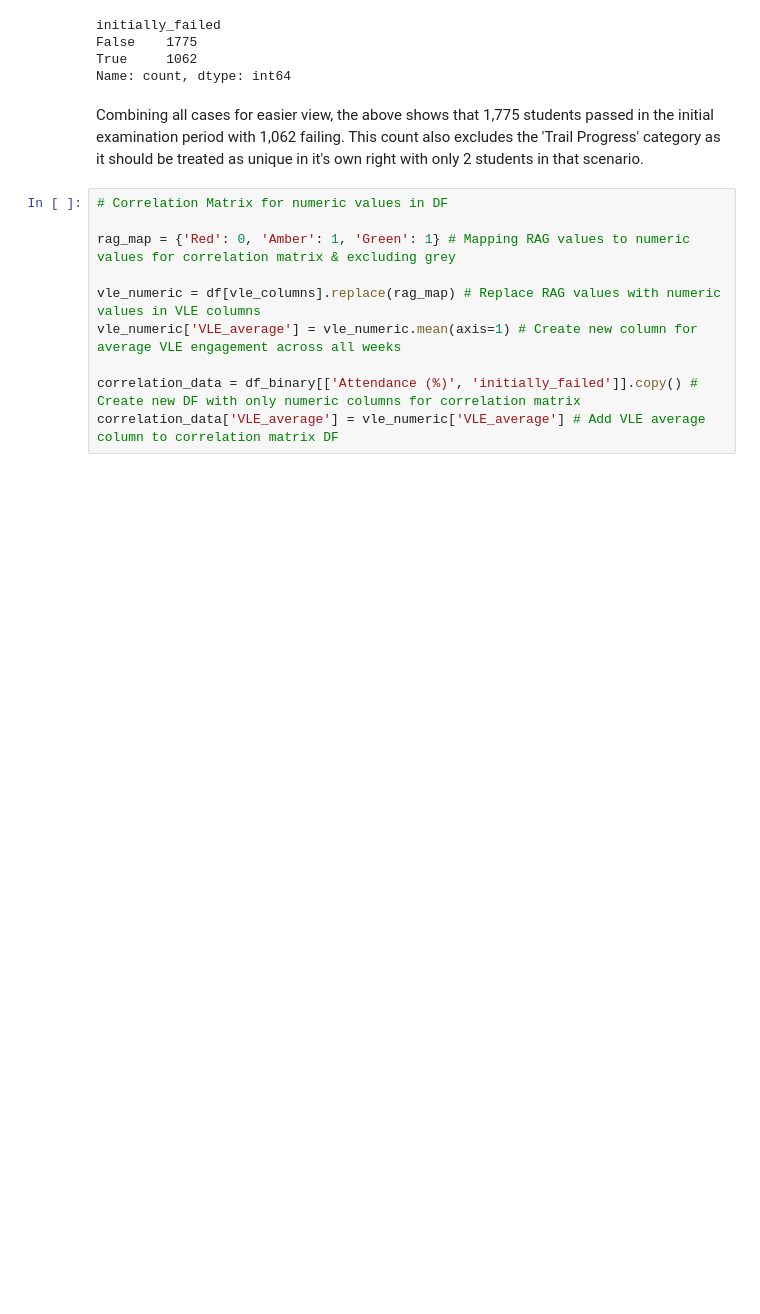
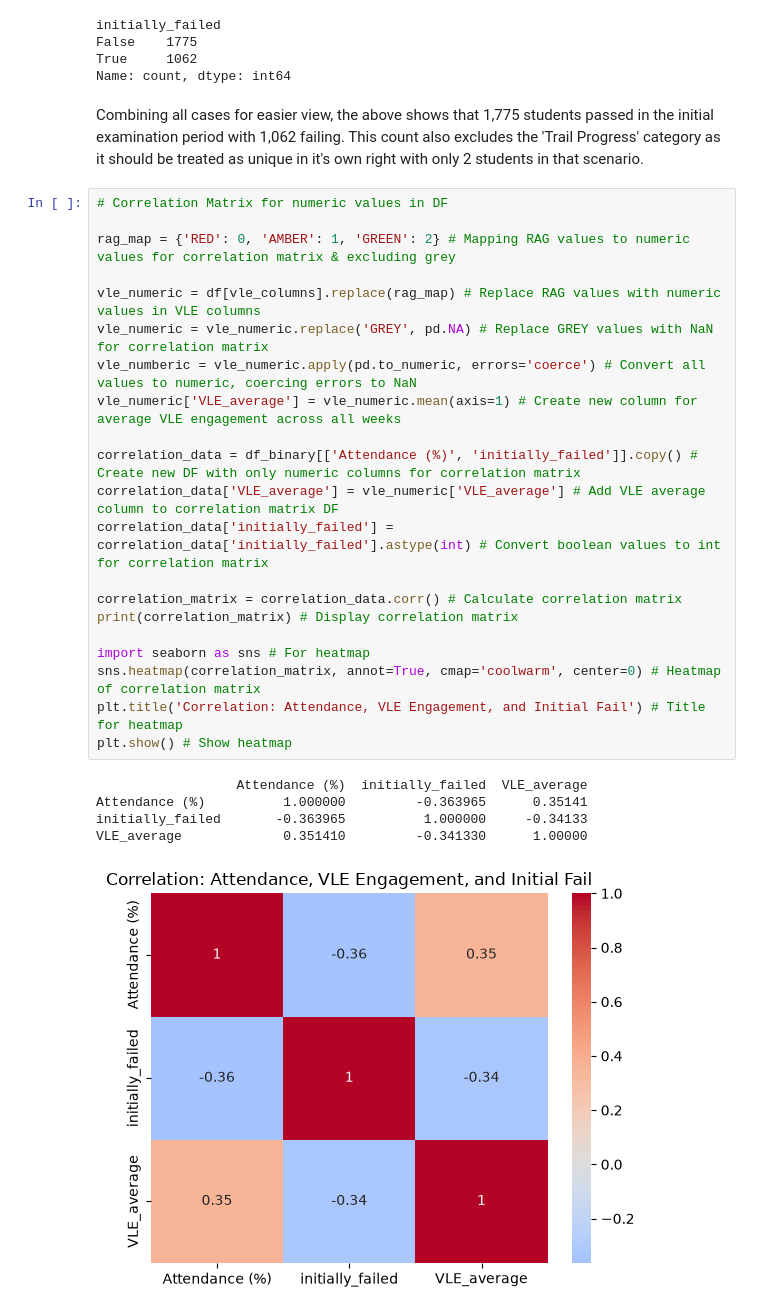
Before and after one commit to nxbulak/Student_Success_Prediction_MSc, a Jupyter notebook: Notebooks/2_EDA.ipynb, the cells around one changed output. Cells and saved outputs as stored; diff of their text form; blank space fills up the shorter version.

Commit message:
error caused as grey still being picked up (str) data output and light description added in md

```diff
--- a/Notebooks/2_EDA.ipynb
+++ b/Notebooks/2_EDA.ipynb
@@ -235,10 +235,27 @@ Combining all cases for easier view, the above shows that 1,775 students passed
 # %%
 # Correlation Matrix for numeric values in DF
 
-rag_map = {'Red': 0, 'Amber': 1, 'Green': 1} # Mapping RAG values to numeric values for correlation matrix & excluding grey
+rag_map = {'RED': 0, 'AMBER': 1, 'GREEN': 2} # Mapping RAG values to numeric values for correlation matrix & excluding grey
 
 vle_numeric = df[vle_columns].replace(rag_map) # Replace RAG values with numeric values in VLE columns
+vle_numeric = vle_numeric.replace('GREY', pd.NA) # Replace GREY values with NaN for correlation matrix
+vle_numberic = vle_numeric.apply(pd.to_numeric, errors='coerce') # Convert all values to numeric, coercing errors to NaN
 vle_numeric['VLE_average'] = vle_numeric.mean(axis=1) # Create new column for average VLE engagement across all weeks
 
 correlation_data = df_binary[['Attendance (%)', 'initially_failed']].copy() # Create new DF with only numeric columns for correlation matrix
 correlation_data['VLE_average'] = vle_numeric['VLE_average'] # Add VLE average column to correlation matrix DF
+correlation_data['initially_failed'] = correlation_data['initially_failed'].astype(int) # Convert boolean values to int for correlation matrix
+
+correlation_matrix = correlation_data.corr() # Calculate correlation matrix
+print(correlation_matrix) # Display correlation matrix
+
+import seaborn as sns # For heatmap
+sns.heatmap(correlation_matrix, annot=True, cmap='coolwarm', center=0) # Heatmap of correlation matrix
+plt.title('Correlation: Attendance, VLE Engagement, and Initial Fail') # Title for heatmap
+plt.show() # Show heatmap
+# %% [output]
+                  Attendance (%)  initially_failed  VLE_average
+Attendance (%)          1.000000         -0.363965      0.35141
+initially_failed       -0.363965          1.000000     -0.34133
+VLE_average             0.351410         -0.341330      1.00000
+[figure, added]
```
Also changed, not shown: parts of 1 cell of this notebook.
